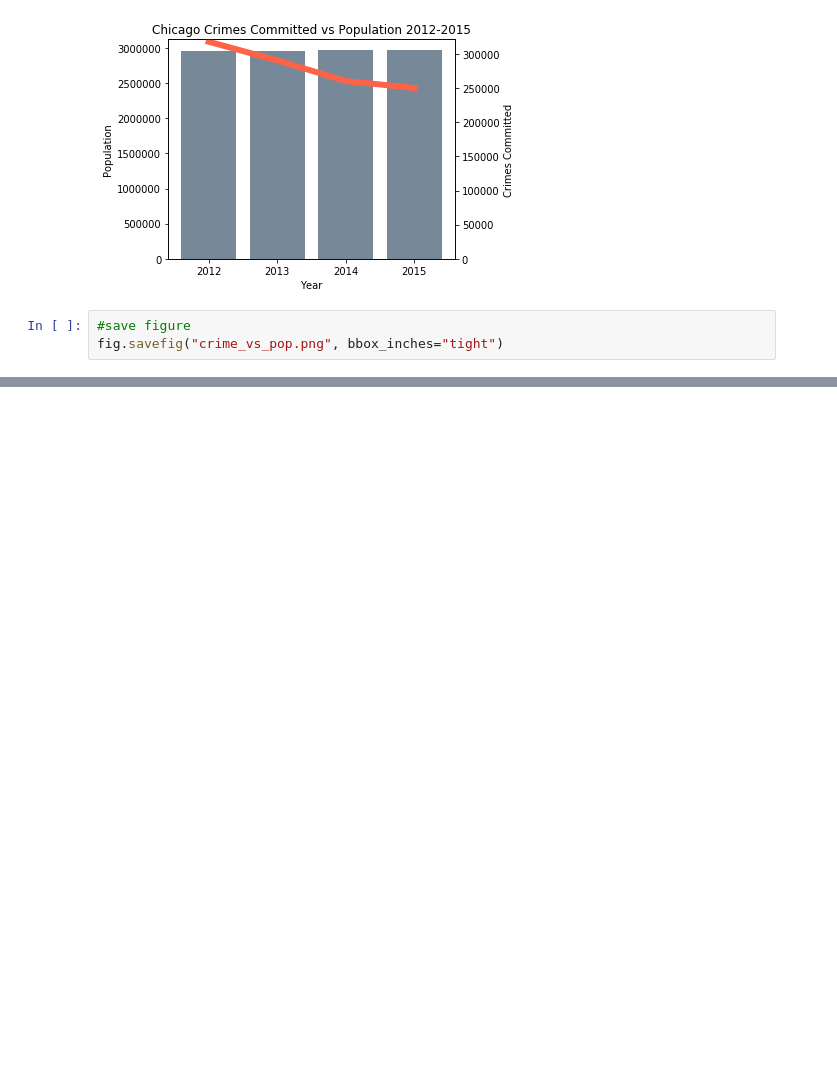
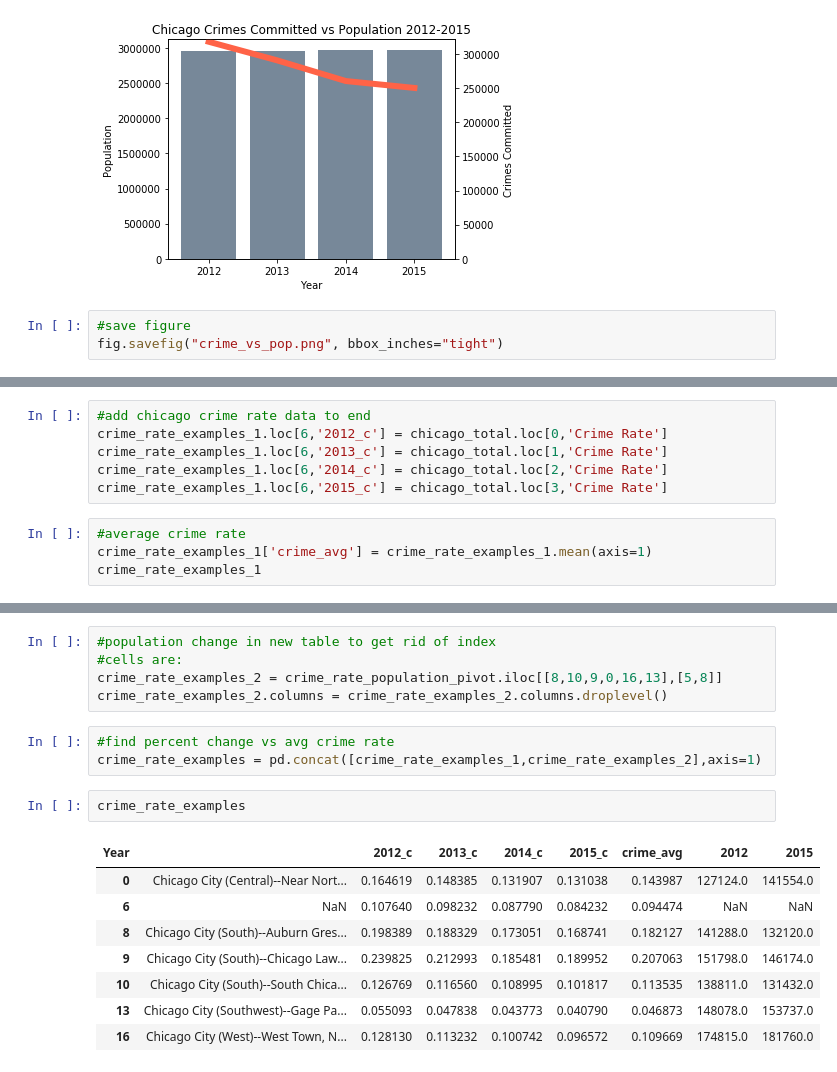
Before and after one commit to MariaSorensen/Colorama, a Jupyter notebook: crime_rate_by_census_area_population.ipynb, the cells around one changed output, grey strips where cells are left out. Drawn from its saved outputs; the diff is of its cells as text; blank space fills up the shorter version.

```diff
--- a/crime_rate_by_census_area_population.ipynb
+++ b/crime_rate_by_census_area_population.ipynb
@@ -329,0 +348,10 @@ fig.savefig("crime_vs_pop.png", bbox_inches="tight")
+# %%
+#add chicago crime rate data to end
+crime_rate_examples_1.loc[6,'2012_c'] = chicago_total.loc[0,'Crime Rate']
+crime_rate_examples_1.loc[6,'2013_c'] = chicago_total.loc[1,'Crime Rate']
+crime_rate_examples_1.loc[6,'2014_c'] = chicago_total.loc[2,'Crime Rate']
+crime_rate_examples_1.loc[6,'2015_c'] = chicago_total.loc[3,'Crime Rate']
+# %%
+#average crime rate
+crime_rate_examples_1['crime_avg'] = crime_rate_examples_1.mean(axis=1)
+crime_rate_examples_1
@@ -329,0 +367,19 @@ fig.savefig("crime_vs_pop.png", bbox_inches="tight")
+# %%
+#population change in new table to get rid of index
+#cells are:
+crime_rate_examples_2 = crime_rate_population_pivot.iloc[[8,10,9,0,16,13],[5,8]]
+crime_rate_examples_2.columns = crime_rate_examples_2.columns.droplevel()
+# %%
+#find percent change vs avg crime rate
+crime_rate_examples = pd.concat([crime_rate_examples_1,crime_rate_examples_2],axis=1)
+# %%
+crime_rate_examples
+# %% [output]
+| Year |  | 2012_c | 2013_c | 2014_c | 2015_c | crime_avg | 2012 | 2015 |
+| 0 | Chicago City (Central)--Near Nort... | 0.164619 | 0.148385 | 0.131907 | 0.131038 | 0.143987 | 127124.0 | 141554.0 |
+| 6 | NaN | 0.107640 | 0.098232 | 0.087790 | 0.084232 | 0.094474 | NaN | NaN |
+| 8 | Chicago City (South)--Auburn Gres... | 0.198389 | 0.188329 | 0.173051 | 0.168741 | 0.182127 | 141288.0 | 132120.0 |
+| 9 | Chicago City (South)--Chicago Law... | 0.239825 | 0.212993 | 0.185481 | 0.189952 | 0.207063 | 151798.0 | 146174.0 |
+| 10 | Chicago City (South)--South Chica... | 0.126769 | 0.116560 | 0.108995 | 0.101817 | 0.113535 | 138811.0 | 131432.0 |
+| 13 | Chicago City (Southwest)--Gage Pa... | 0.055093 | 0.047838 | 0.043773 | 0.040790 | 0.046873 | 148078.0 | 153737.0 |
+| 16 | Chicago City (West)--West Town, N... | 0.128130 | 0.113232 | 0.100742 | 0.096572 | 0.109669 | 174815.0 | 181760.0 |
```
Also changed, not shown: parts of 11 cells of this notebook, 2 other files.
